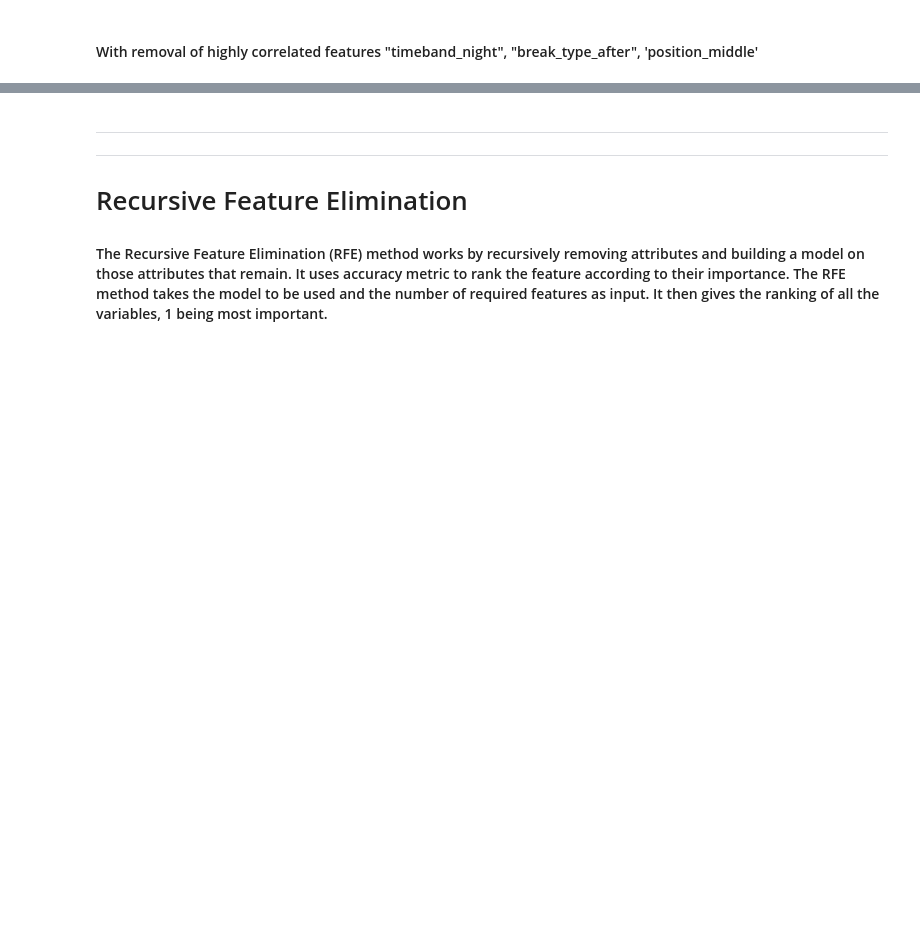
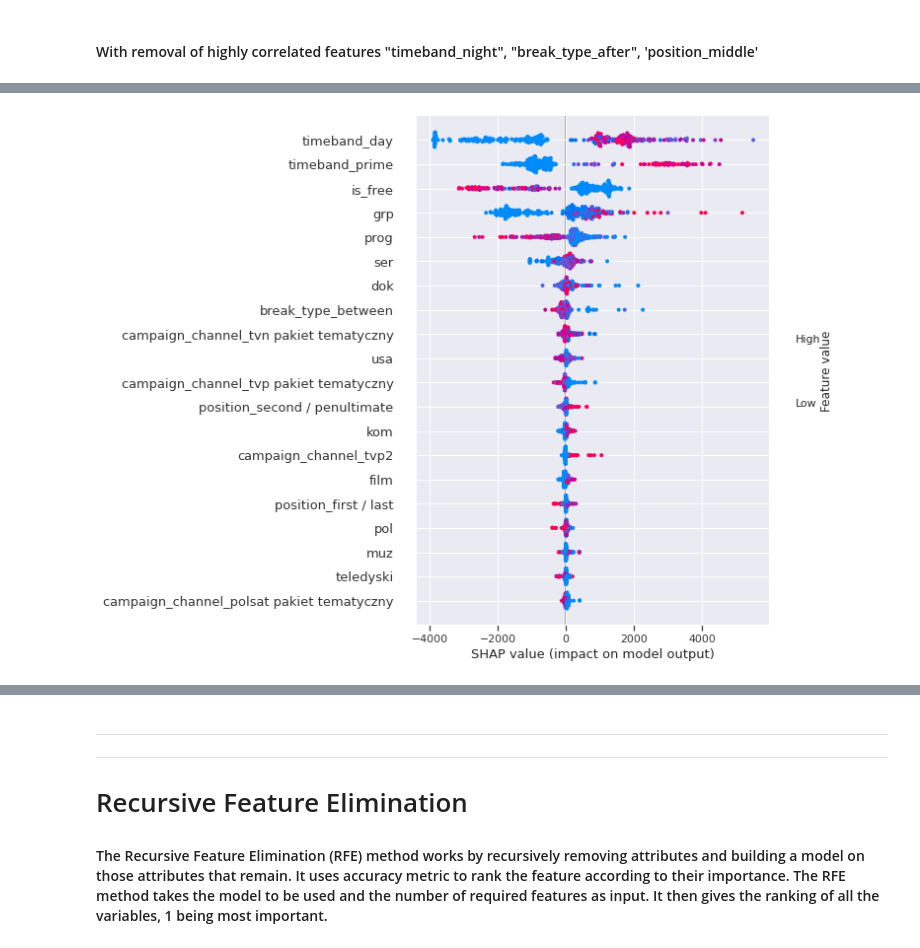
Before and after one commit to JBalcony/d_task, a Jupyter notebook: d_task_main.ipynb, the cells around one changed output, grey strips where cells are left out. Saved outputs shown, nothing was run; the diff lists cells and outputs as text; code cells hidden in the pictures; blank space fills up the shorter version.

```diff
--- a/d_task_main.ipynb
+++ b/d_task_main.ipynb
@@ -703,0 +698,5 @@ data = vif_data
+# %%
+# SHAP positive and negative relationships of the predictors with the target variable
+shap.summary_plot(shap_values, X_train)
+# %% [output]
+[figure, added]
```
Also changed, not shown: parts of 9 cells of this notebook.
